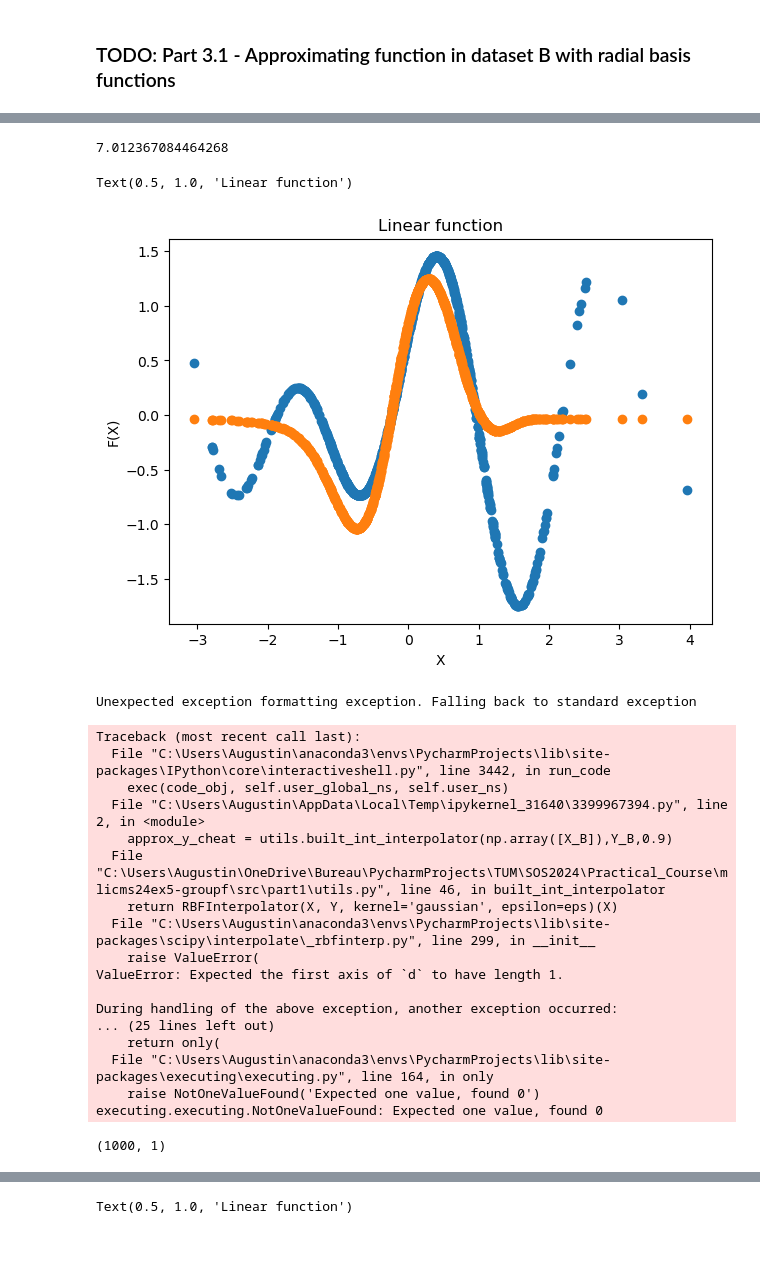
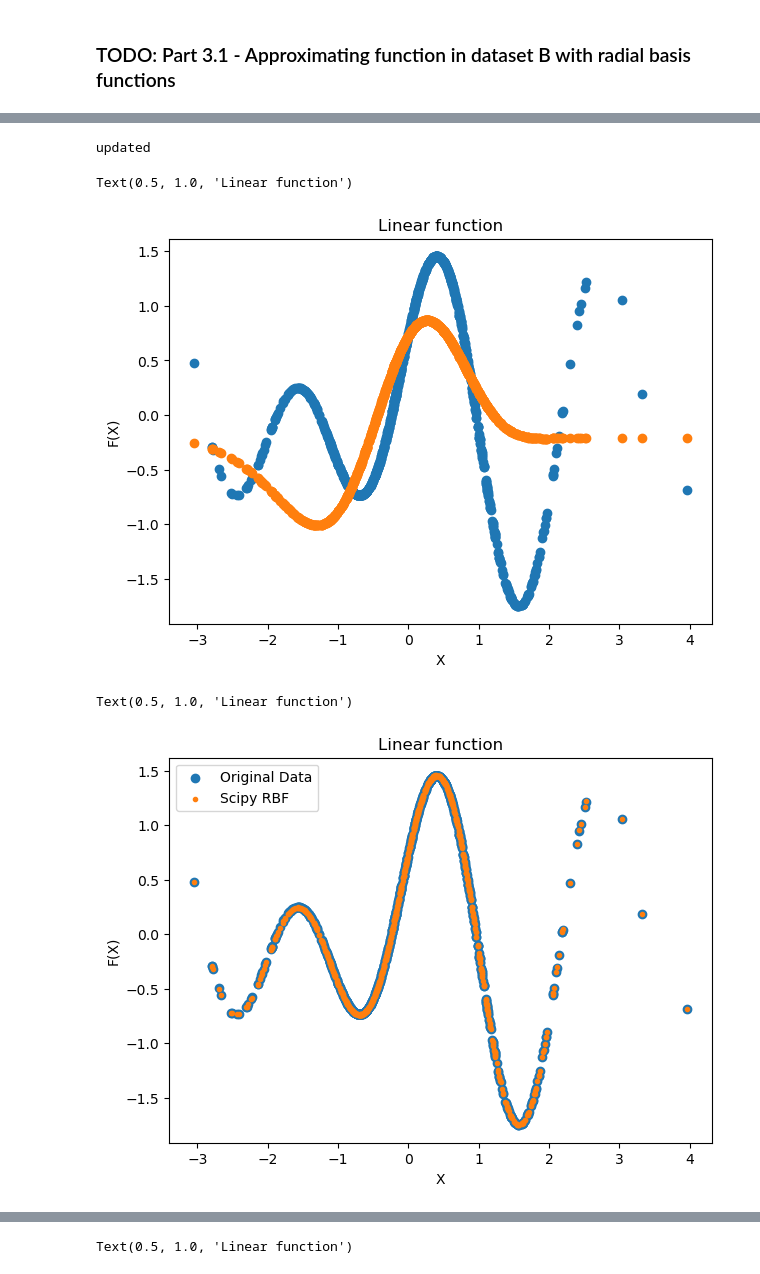
Before and after one commit to Augustin690/learning-dynamical-systems, a Jupyter notebook: src/part1/task1.ipynb, the cells around one changed output, grey strips where cells are left out. Saved outputs shown, nothing was run; the diff lists cells and outputs as text; code cells hidden in the pictures; blank space fills up the shorter version.

```diff
--- a/src/part1/task1.ipynb
+++ b/src/part1/task1.ipynb
@@ -110,51 +77,29 @@ array([ 1.62434536e+00, -6.11756414e-01, -5.28171752e-01, -1.07296862e+00,
-# %%
-np.max(X_B) - np.min(X_B)
-# %% [output]
-7.012367084464268
 # %%
-L = 700
-phi_x_b = utils.approx_non_linear_function(X_B,Y_B,L,0.00894)
+L = 5000
+phi_x_b = utils.approx_non_linear_function(X_B,Y_B,L,0.08)
 approx_y_3 = utils.transform(phi_x_b.T, utils.least_squares(phi_x_b.T, Y_B))
 
 fig, ax = plt.subplots(1,1, figsize =(7,5))
 ax.scatter(X_B,Y_B)
 ax.scatter(X_B, approx_y_3)
 ax.set_xlabel("X")
 ax.set_ylabel("F(X)")
 ax.set_title("Linear function")
 # %% [output]
-Text(0.5, 1.0, 'Linear function')
+updated
+Text(0.5, 1.0, 'Linear function')
-[figure, old version]
+[figure, new version]
 # %%
 #we cheat with interpolation built-in function
-approx_y_cheat = utils.built_int_interpolator(np.array([X_B]),Y_B,0.9)
+approx_y_cheat = utils.built_int_interpolator(np.array([X_B]).T,Y_B,0.9)
 
 fig, ax = plt.subplots(1,1, figsize =(7,5))
-ax.scatter(X_B,Y_B)
-ax.scatter(X_B, approx_y_cheat)
+ax.scatter(X_B,Y_B, label = 'Original Data')
+ax.scatter(X_B, approx_y_cheat, marker= '.', label= 'Scipy RBF')
+plt.legend()
 ax.set_xlabel("X")
 ax.set_ylabel("F(X)")
 ax.set_title("Linear function")
 # %% [output]
-Unexpected exception formatting exception. Falling back to standard exception
+Text(0.5, 1.0, 'Linear function')
-Traceback (most recent call last):
-  File "C:\Users\Augustin\anaconda3\envs\PycharmProjects\lib\site-packages\IPython\core\interactiveshell.py", line 3442, in run_code
-    exec(code_obj, self.user_global_ns, self.user_ns)
-  File "C:\Users\Augustin\AppData\Local\Temp\ipykernel_31640\3399967394.py", line 2, in <module>
-    approx_y_cheat = utils.built_int_interpolator(np.array([X_B]),Y_B,0.9)
-  File "C:\Users\Augustin\OneDrive\Bureau\PycharmProjects\TUM\SOS2024\Practical_Course\mlicms24ex5-groupf\src\part1\utils.py", line 46, in built_int_interpolator
-    return RBFInterpolator(X, Y, kernel='gaussian', epsilon=eps)(X)
-  File "C:\Users\Augustin\anaconda3\envs\PycharmProjects\lib\site-packages\scipy\interpolate\_rbfinterp.py", line 299, in __init__
-    raise ValueError(
-ValueError: Expected the first axis of `d` to have length 1.
-
-During handling of the above exception, another exception occurred:
-... (25 lines left out)
-    return only(
-  File "C:\Users\Augustin\anaconda3\envs\PycharmProjects\lib\site-packages\executing\executing.py", line 164, in only
-    raise NotOneValueFound('Expected one value, found 0')
-executing.executing.NotOneValueFound: Expected one value, found 0
+[figure, added]
-# %%
-np.array([X_B]).T.shape
-# %% [output]
-(1000, 1)
```
Also changed, not shown: parts of 6 cells of this notebook, 2 other files.
